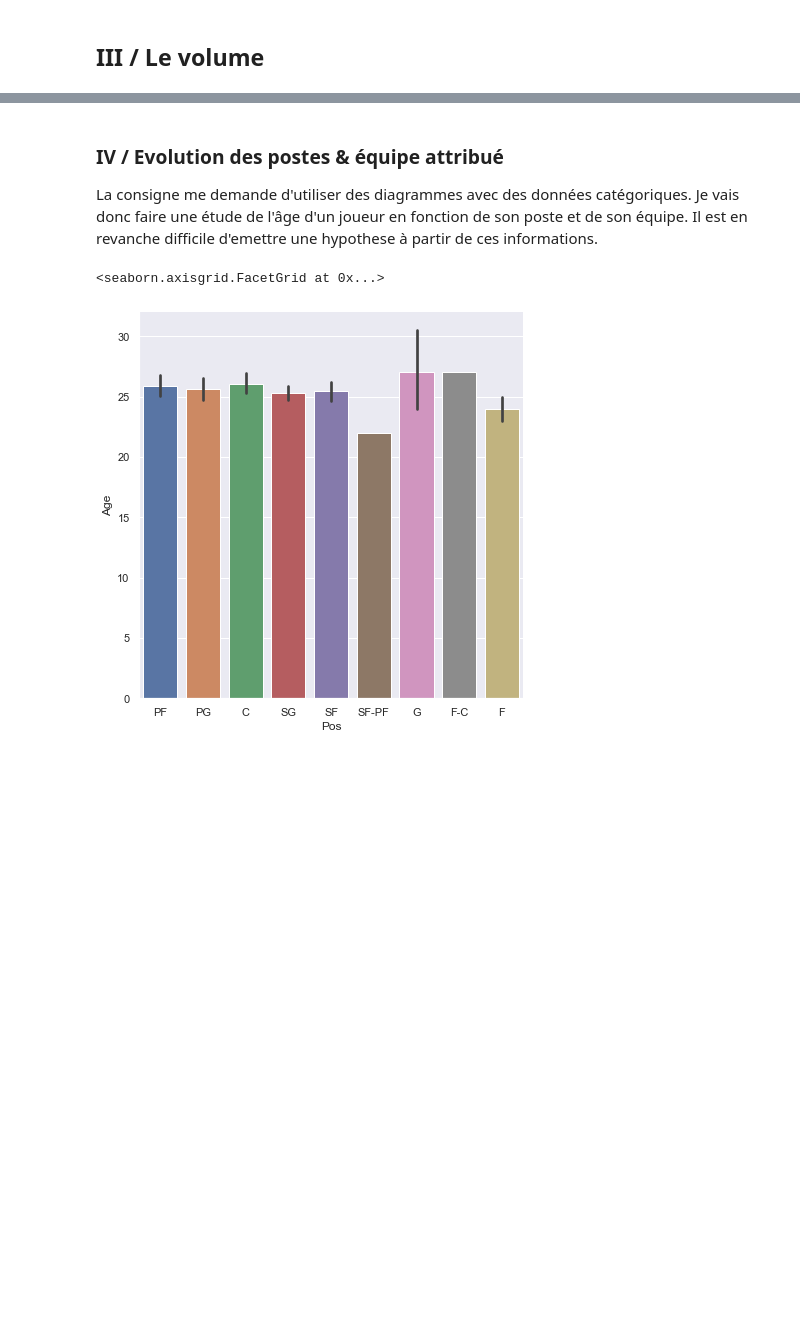
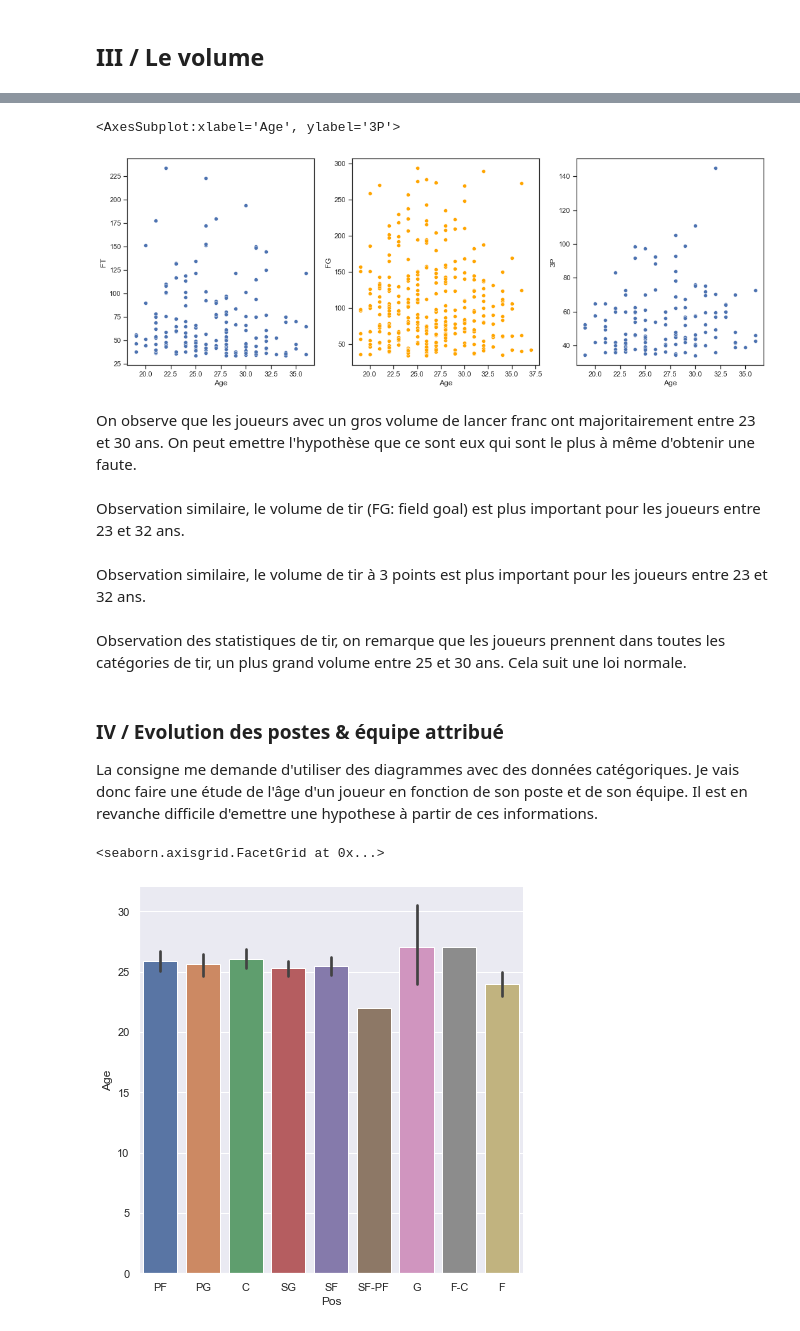
Before and after one commit to Gizmologie/python_ML, a Jupyter notebook: projet/nba_impact.ipynb, the cells around one changed output, grey strips where cells are left out. Drawn from its saved outputs; the diff is of its cells as text; code cells hidden in the pictures; blank space fills up the shorter version.

```diff
--- a/projet/nba_impact.ipynb
+++ b/projet/nba_impact.ipynb
@@ -182,3 +209,20 @@ sns.scatterplot(data=FTP, x="Age", y="FT")
+# %%
+fig, ax = plt.subplots(1, 3, figsize=(18,6))
+
+sns.scatterplot(data=FTP, x="Age", y="FT", ax=ax[0])
+sns.scatterplot(data=FGP, x="Age", y="FG", color='orange', ax=ax[1])
+sns.scatterplot(data=TPP, x="Age", y="3P", ax=ax[2])
+# %% [output]
+<AxesSubplot:xlabel='Age', ylabel='3P'>
+[figure, added]
+# %% [markdown]
+On observe que les joueurs avec un gros volume de lancer franc ont majoritairement entre 23 et 30 ans. On peut emettre l'hypothèse que ce sont eux qui sont le plus à même d'obtenir une faute.
+# %% [markdown]
+Observation similaire, le volume de tir (FG: field goal) est plus important pour les joueurs entre 23 et 32 ans.
+# %% [markdown]
+Observation similaire, le volume de tir à 3 points est plus important pour les joueurs entre 23 et 32 ans.
+# %% [markdown]
+Observation des statistiques de tir, on remarque que les joueurs prennent dans toutes les catégories de tir, un plus grand volume entre 25 et 30 ans. Cela suit une loi normale.
 # %% [markdown]
 ### IV / Evolution des postes & équipe attribué
 
```
Also changed, not shown: parts of 19 cells of this notebook.
